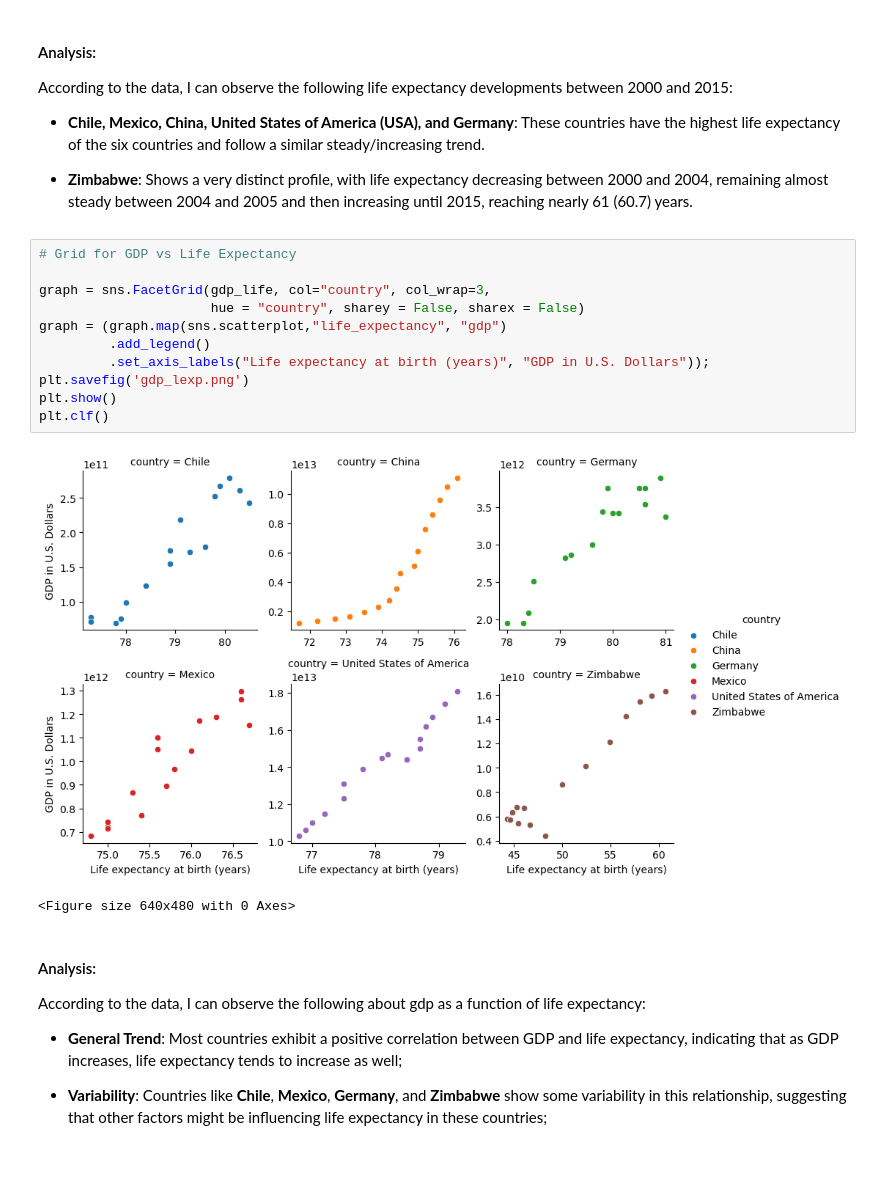
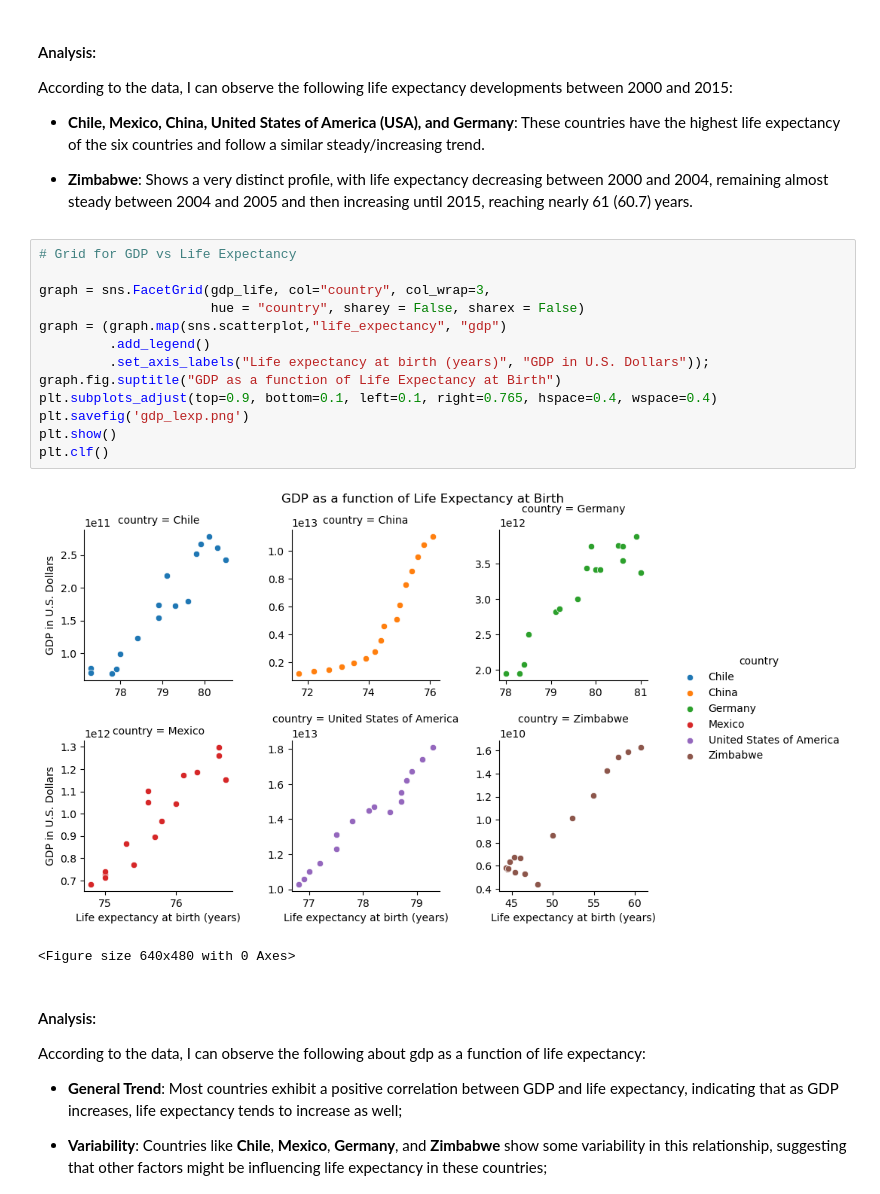
Before and after one commit to AndreRibeiro879/Codecademy_Learning_Portfolio_Projects, a Jupyter notebook: 03_DATA_VIZ_ML_CAR_PATH/LIFE_EXPECTANCY_GDP.ipynb, the cells around one changed output. Saved outputs shown, nothing was run; the diff lists cells and outputs as text; blank space fills up the shorter version.

Commit message:
Update LIFE_EXPECTANCY_GDP.ipynb
Correction of the GDP as a function of Life Expectancy chart.

```diff
--- a/03_DATA_VIZ_ML_CAR_PATH/LIFE_EXPECTANCY_GDP.ipynb
+++ b/03_DATA_VIZ_ML_CAR_PATH/LIFE_EXPECTANCY_GDP.ipynb
@@ -520,16 +520,18 @@ According to the data, I can observe the following life expectancy developments
 # %%
 # Grid for GDP vs Life Expectancy
 
 graph = sns.FacetGrid(gdp_life, col="country", col_wrap=3,
                       hue = "country", sharey = False, sharex = False)
 graph = (graph.map(sns.scatterplot,"life_expectancy", "gdp")
          .add_legend()
          .set_axis_labels("Life expectancy at birth (years)", "GDP in U.S. Dollars"));
+graph.fig.suptitle("GDP as a function of Life Expectancy at Birth")
+plt.subplots_adjust(top=0.9, bottom=0.1, left=0.1, right=0.765, hspace=0.4, wspace=0.4)
 plt.savefig('gdp_lexp.png')
 plt.show()
 plt.clf()
 # %% [output]
-[figure, old version]
+[figure, new version]
 <Figure size 640x480 with 0 Axes>
 # %% [markdown]
 #### Analysis:
```
